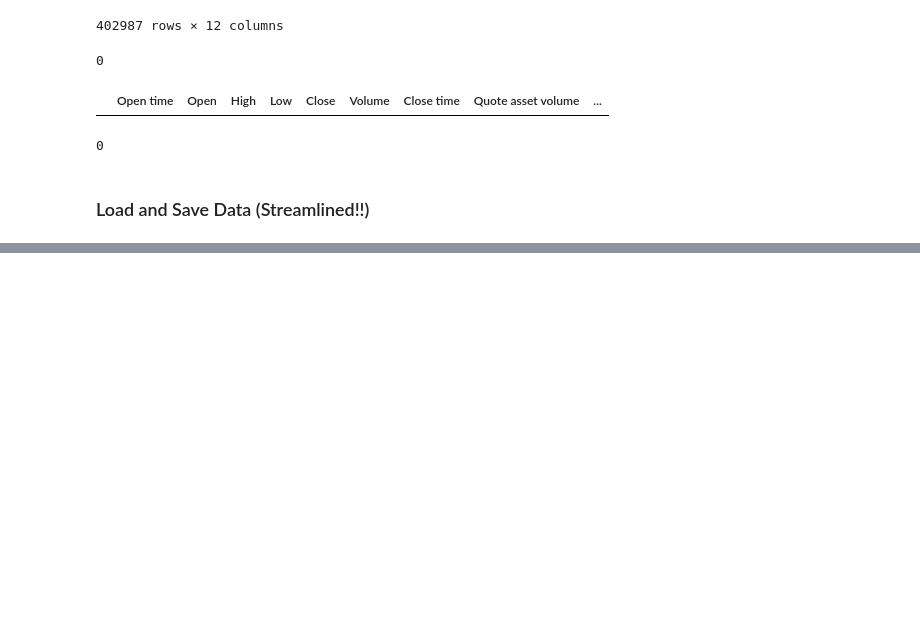
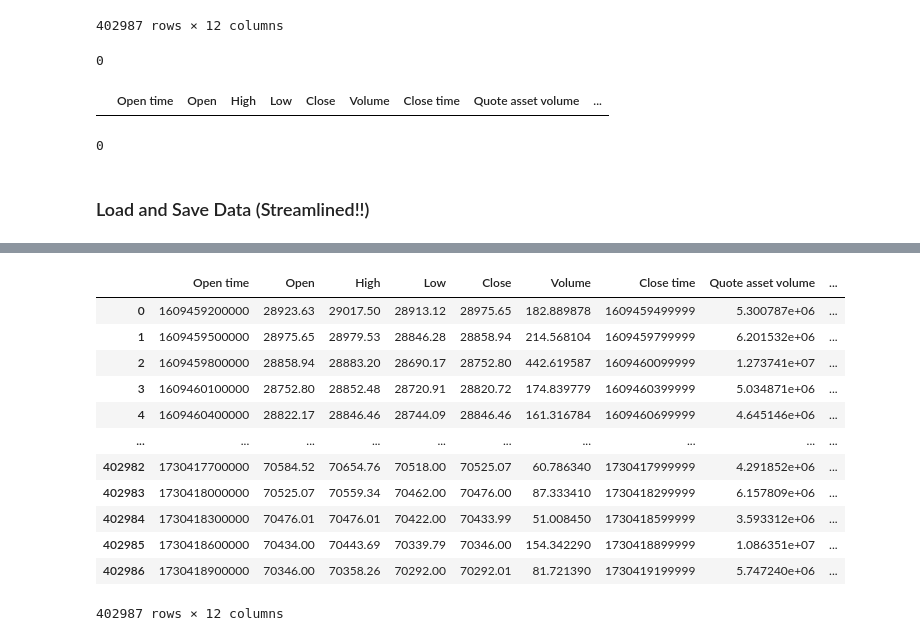
Before and after one commit to KantianKnight/CNN-Crypto, a Jupyter notebook: load.ipynb, the cells around one changed output, grey strips where cells are left out. Drawn from its saved outputs; the diff is of its cells as text; code cells hidden in the pictures; blank space fills up the shorter version.

Commit message:
new 1h data

```diff
--- a/load.ipynb
+++ b/load.ipynb
@@ -261,0 +182,17 @@ Archive:  rawdata/DOTUSDT-5m-2023-02-04.zip
+# %%
+test = pd.read_csv('data/btcusdt.csv')
+test
+# %% [output]
+|  | Open time | Open | High | Low | Close | Volume | Close time | Quote asset volume | ... |
+| 0 | 1609459200000 | 28923.63 | 29017.50 | 28913.12 | 28975.65 | 182.889878 | 1609459499999 | 5.300787e+06 | ... |
+| 1 | 1609459500000 | 28975.65 | 28979.53 | 28846.28 | 28858.94 | 214.568104 | 1609459799999 | 6.201532e+06 | ... |
+| 2 | 1609459800000 | 28858.94 | 28883.20 | 28690.17 | 28752.80 | 442.619587 | 1609460099999 | 1.273741e+07 | ... |
+| 3 | 1609460100000 | 28752.80 | 28852.48 | 28720.91 | 28820.72 | 174.839779 | 1609460399999 | 5.034871e+06 | ... |
+| 4 | 1609460400000 | 28822.17 | 28846.46 | 28744.09 | 28846.46 | 161.316784 | 1609460699999 | 4.645146e+06 | ... |
+| ... | ... | ... | ... | ... | ... | ... | ... | ... | ... |
+| 402982 | 1730417700000 | 70584.52 | 70654.76 | 70518.00 | 70525.07 | 60.786340 | 1730417999999 | 4.291852e+06 | ... |
+| 402983 | 1730418000000 | 70525.07 | 70559.34 | 70462.00 | 70476.00 | 87.333410 | 1730418299999 | 6.157809e+06 | ... |
+| 402984 | 1730418300000 | 70476.01 | 70476.01 | 70422.00 | 70433.99 | 51.008450 | 1730418599999 | 3.593312e+06 | ... |
+| 402985 | 1730418600000 | 70434.00 | 70443.69 | 70339.79 | 70346.00 | 154.342290 | 1730418899999 | 1.086351e+07 | ... |
+| 402986 | 1730418900000 | 70346.00 | 70358.26 | 70292.00 | 70292.01 | 81.721390 | 1730419199999 | 5.747240e+06 | ... |
+402987 rows × 12 columns
```
Also changed, not shown: parts of 3 cells of this notebook, 20 other files.
